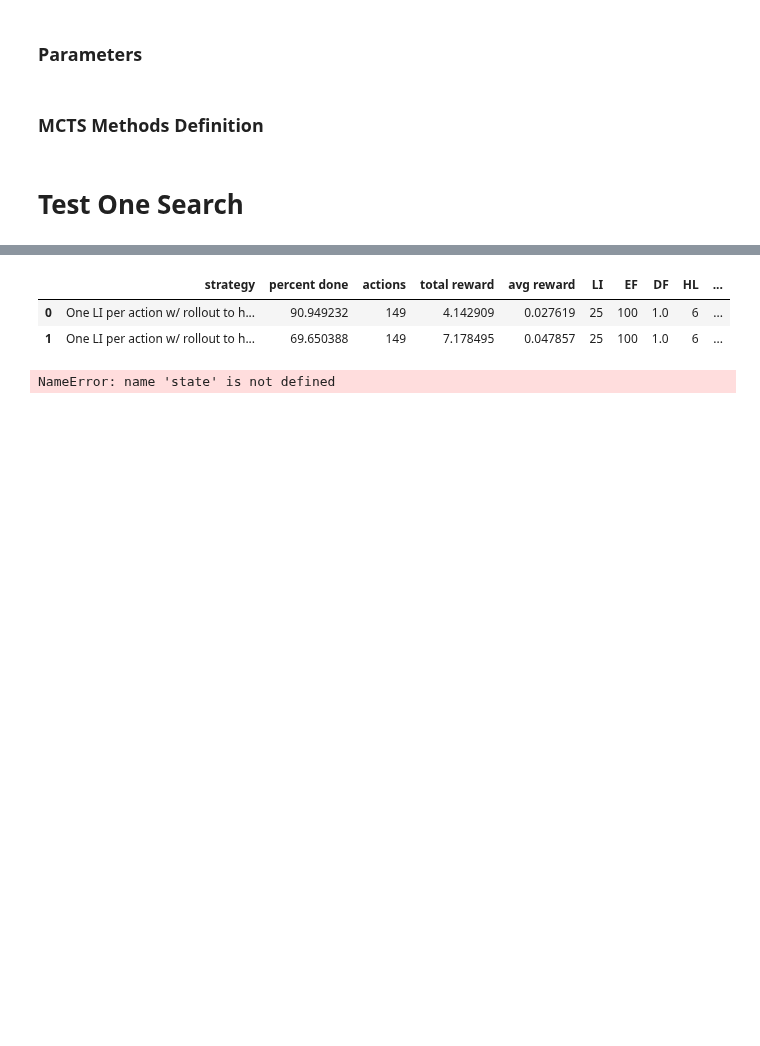
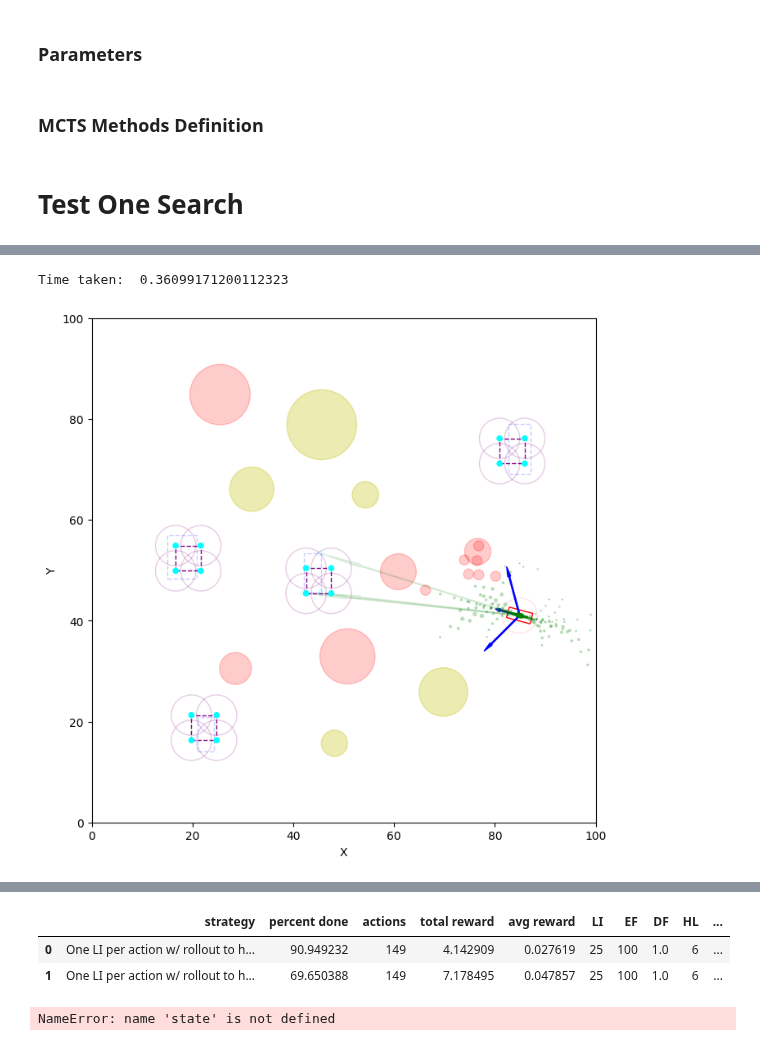
Before and after one commit to ALCarroll24/MeasurementMCTS, a Jupyter notebook: run_metrics.ipynb, the cells around one changed output, grey strips where cells are left out. Saved outputs shown, nothing was run; the diff lists cells and outputs as text; code cells hidden in the pictures; blank space fills up the shorter version.

```diff
--- a/run_metrics.ipynb
+++ b/run_metrics.ipynb
@@ -77 +62,19 @@ Time taken:  0.20377013400002397
+# %%
+# Test tree reuse
+
+subroot = get_action_subtree(root, root.best_child())
+
+render_pyvis(subroot, env.action_space, show_unsimulated=False, filename='tree_reuse')
+# %%
+# Run search on the new subtree
+start_time = timeit.default_timer()
+new_subroot = mcts_with_rollout(starting_state, learning_iterations, explore_factor, discount_factor, rollout_method, start_with_root=subroot)
+print("Time taken: ", timeit.default_timer() - start_time)
+
+# Display the tree and state
+render_pyvis(new_subroot, env.action_space, show_unsimulated=False, filename='tree_reuse_with_search')
+env.draw_state(starting_state, root_node=root, scaling=4, bias=0.1, max=1., rew=True)
+# %% [output]
+Time taken:  0.36099171200112323
+[figure, added]
 # %%
```
Also changed, not shown: parts of 8 cells of this notebook, 5 other files.
